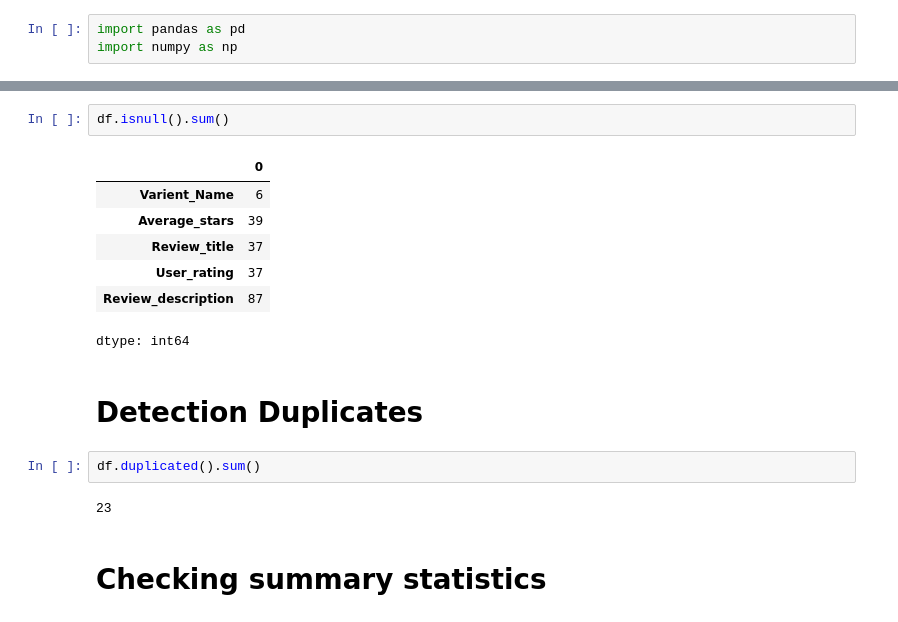
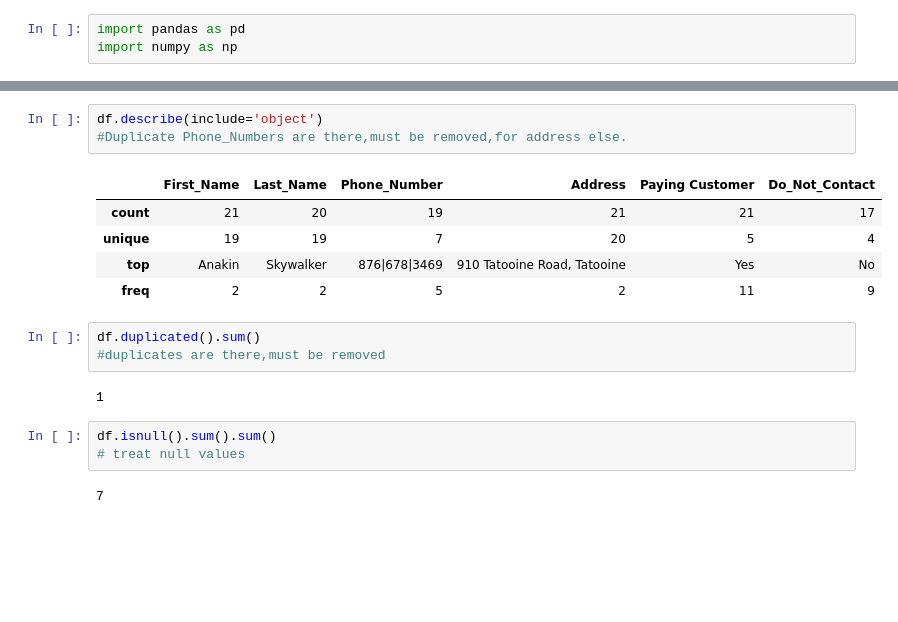
Before and after one commit to Harifounder/Harish, a Jupyter notebook: chapter_appendix-tools-for-deep-learning/jupyter.ipynb, the cells around one changed output, grey strips where cells are left out. Saved outputs shown, nothing was run; the diff lists cells and outputs as text; blank space fills up the shorter version.

```diff
--- a/chapter_appendix-tools-for-deep-learning/jupyter.ipynb
+++ b/chapter_appendix-tools-for-deep-learning/jupyter.ipynb
@@ -240,18 +212,19 @@ dtype: object
+# %%
+df.describe(include='object')
+#Duplicate Phone_Numbers are there,must be removed,for address else.
+# %% [output]
+|  | First_Name | Last_Name | Phone_Number | Address | Paying Customer | Do_Not_Contact |
+| count | 21 | 20 | 19 | 21 | 21 | 17 |
+| unique | 19 | 19 | 7 | 20 | 5 | 4 |
+| top | Anakin | Skywalker | 876|678|3469 | 910 Tatooine Road, Tatooine | Yes | No |
+| freq | 2 | 2 | 5 | 2 | 11 | 9 |
+# %%
+df.duplicated().sum()
+#duplicates are there,must be removed
+# %% [output]
+1
 # %%
-df.isnull().sum()
+df.isnull().sum().sum()
+# treat null values
 # %% [output]
-|  | 0 |
-| Varient_Name | 6 |
-| Average_stars | 39 |
-| Review_title | 37 |
-| User_rating | 37 |
-| Review_description | 87 |
-dtype: int64
+7
-# %% [markdown]
-# Detection Duplicates
-# %%
-df.duplicated().sum()
-# %% [output]
-23
-# %% [markdown]
-# Checking summary statistics
```
Also changed, not shown: parts of 21 cells of this notebook.
